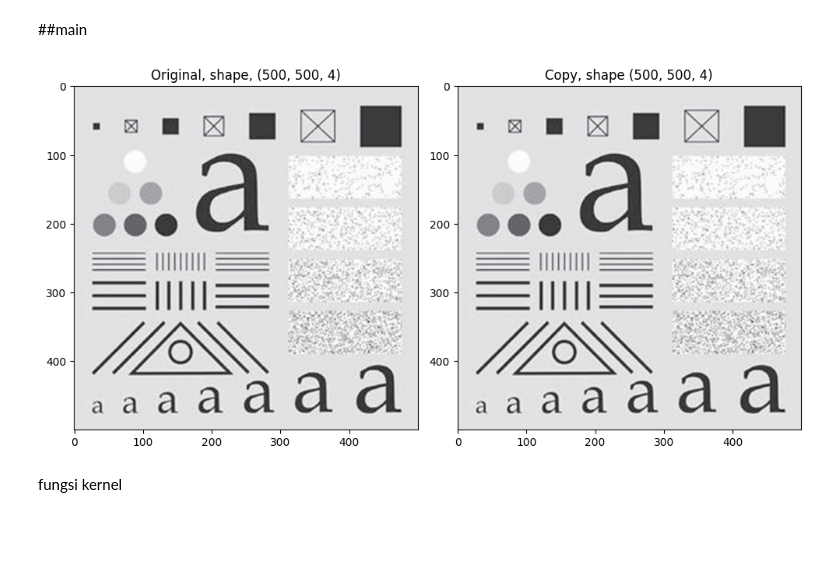
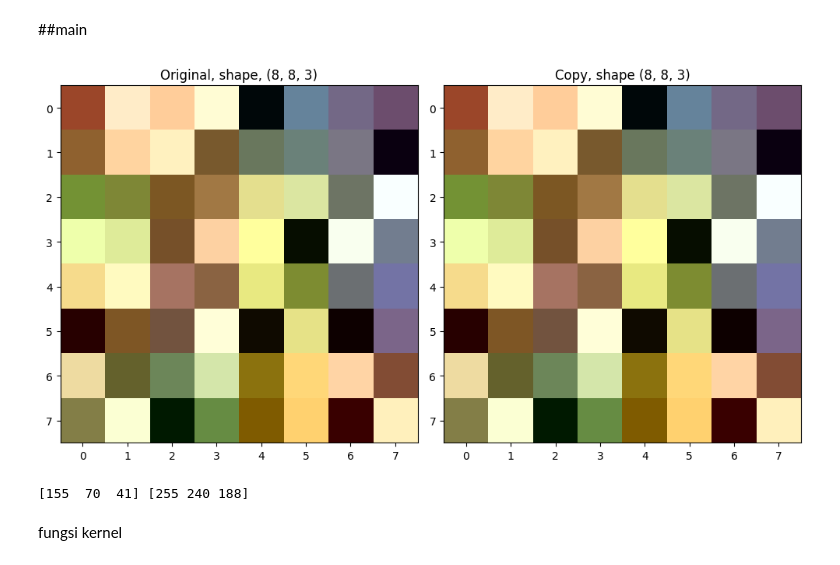
Before and after one commit to sapto-nugroho/PCD, a Jupyter notebook: PCD_Assignment02/PCD_Assignment02.ipynb, the cells around one changed output. Cells and saved outputs as stored; diff of their text form; code cells hidden in the pictures; blank space fills up the shorter version.

```diff
--- a/PCD_Assignment02/PCD_Assignment02.ipynb
+++ b/PCD_Assignment02/PCD_Assignment02.ipynb
@@ -57,14 +57,15 @@ def Acquire(src,size):
 ##main
 # %%
 # img_path = '/content/PCD/PCD_Assignment02/images/4x4colour.jpg'
-# img_path = '/content/PCD/PCD_Assignment02/images/8x8colour.jpg'
+img_path = '/content/PCD/PCD_Assignment02/images/8x8colour.jpg'
 # img_path = '/content/PCD/PCD_Assignment02/images/female01.png'
-img_path = '/content/PCD/PCD_Assignment02/images/pattern.png'
+# img_path = '/content/PCD/PCD_Assignment02/images/pattern.png'
 
 img,img_copy = Acquire(img_path,10)
-# print(img[0][0],img_copy[-1][-1])
+print(img[0][0],img_copy[-1][-1])
 # %% [output]
-[figure, old version]
+[figure, new version]
+[155  70  41] [255 240 188]
 # %% [markdown]
 fungsi kernel
 # %% [markdown]
```
Also changed, not shown: parts of 5 cells of this notebook.
